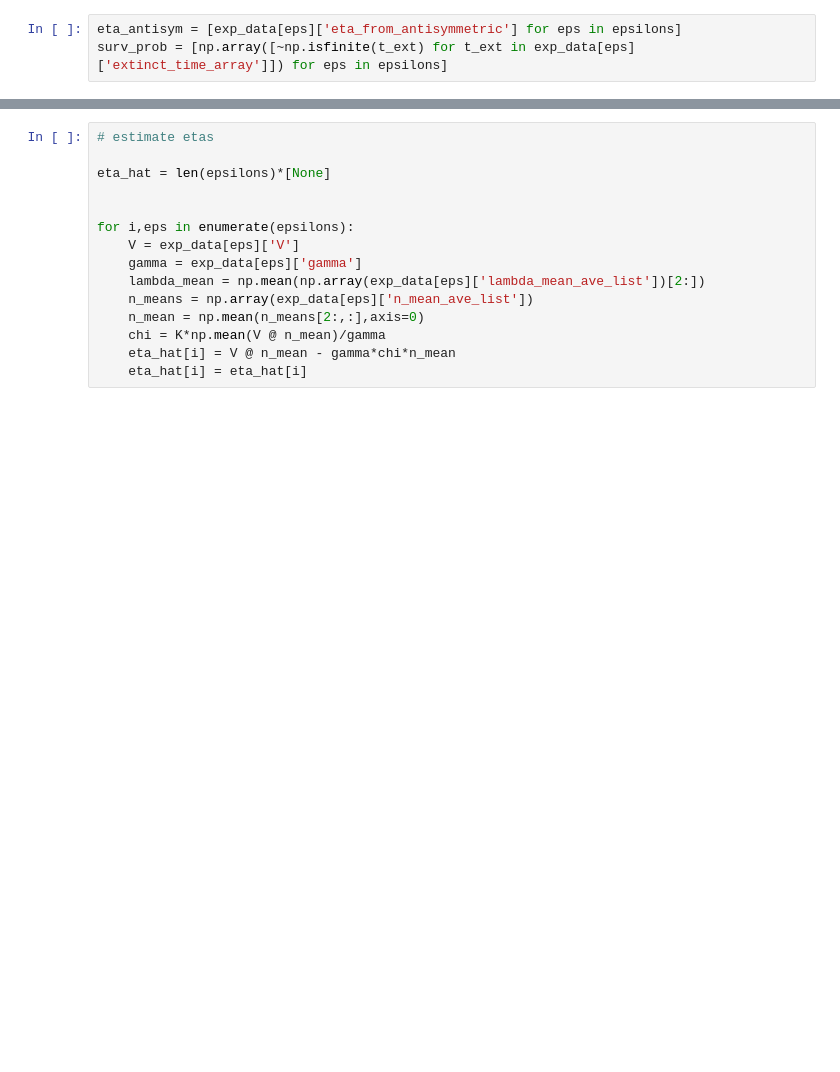
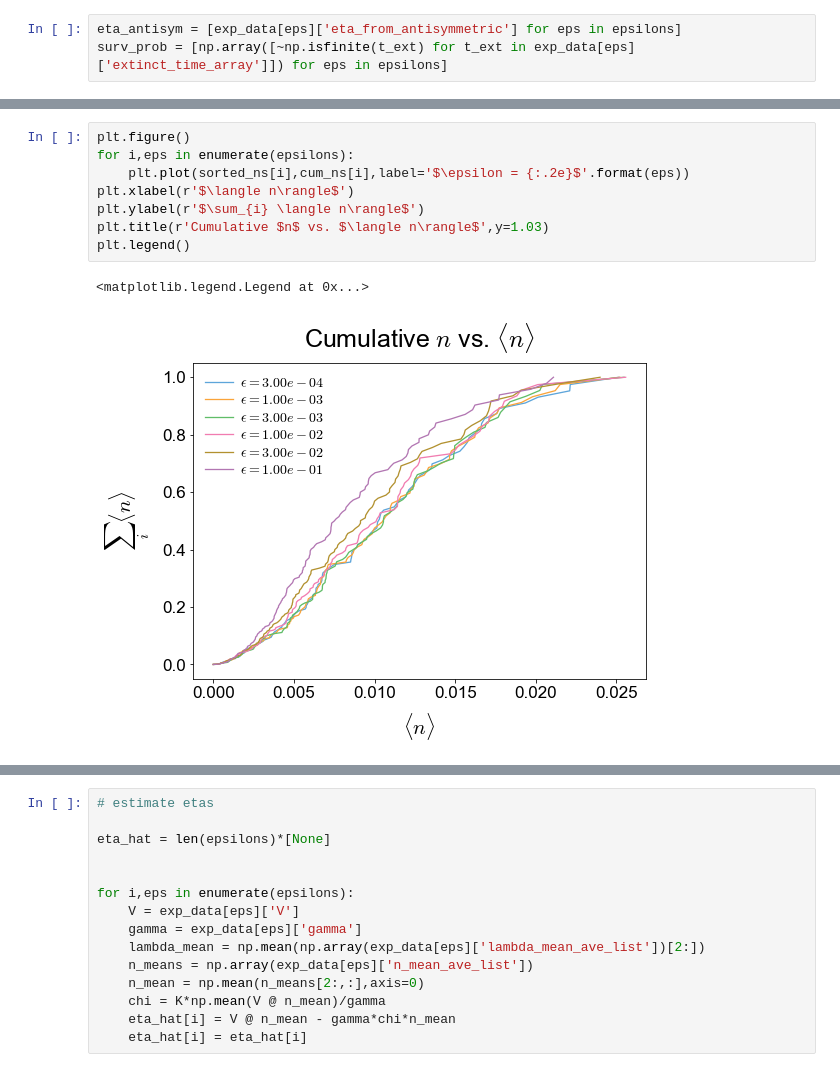
Before and after one commit to eco-theory/island-evo, a Jupyter notebook: island_evo_etas_mig_test_042319.ipynb, the cells around one changed output, grey strips where cells are left out. Drawn from its saved outputs; the diff is of its cells as text; blank space fills up the shorter version.

```diff
--- a/island_evo_etas_mig_test_042319.ipynb
+++ b/island_evo_etas_mig_test_042319.ipynb
@@ -754,0 +780,11 @@ plt.legend()
+# %%
+plt.figure()
+for i,eps in enumerate(epsilons):
+    plt.plot(sorted_ns[i],cum_ns[i],label='$\epsilon = {:.2e}$'.format(eps))
+plt.xlabel(r'$\langle n\rangle$')
+plt.ylabel(r'$\sum_{i} \langle n\rangle$')
+plt.title(r'Cumulative $n$ vs. $\langle n\rangle$',y=1.03)
+plt.legend()
+# %% [output]
+<matplotlib.legend.Legend at 0x...>
+[figure, added]
```
Also changed, not shown: parts of 12 cells of this notebook.
